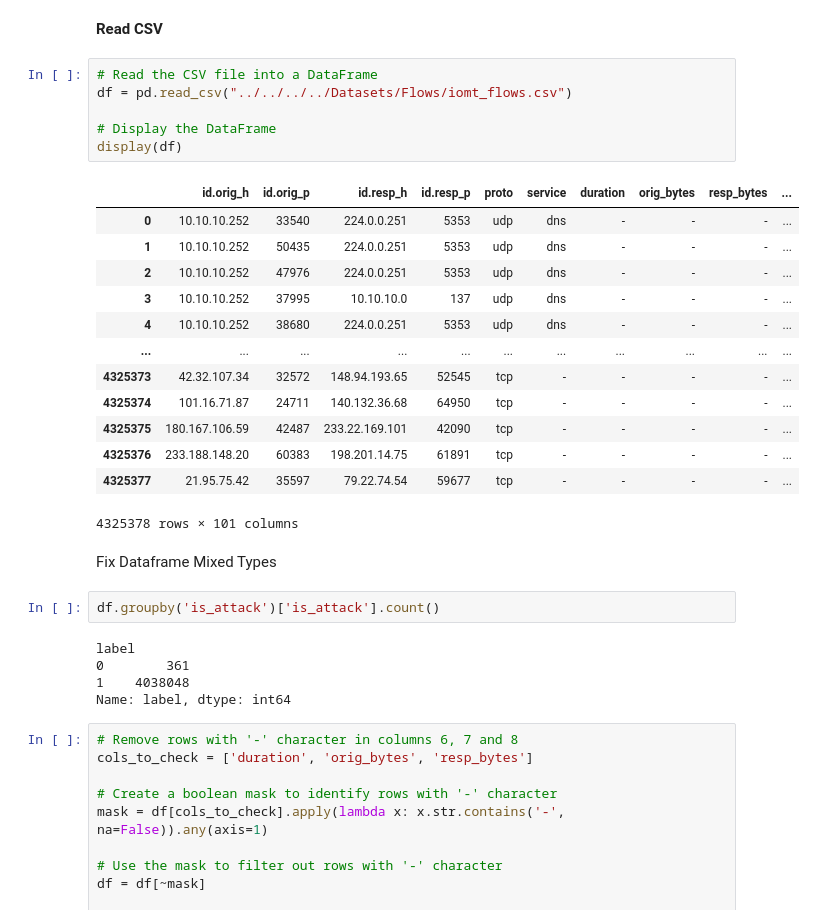
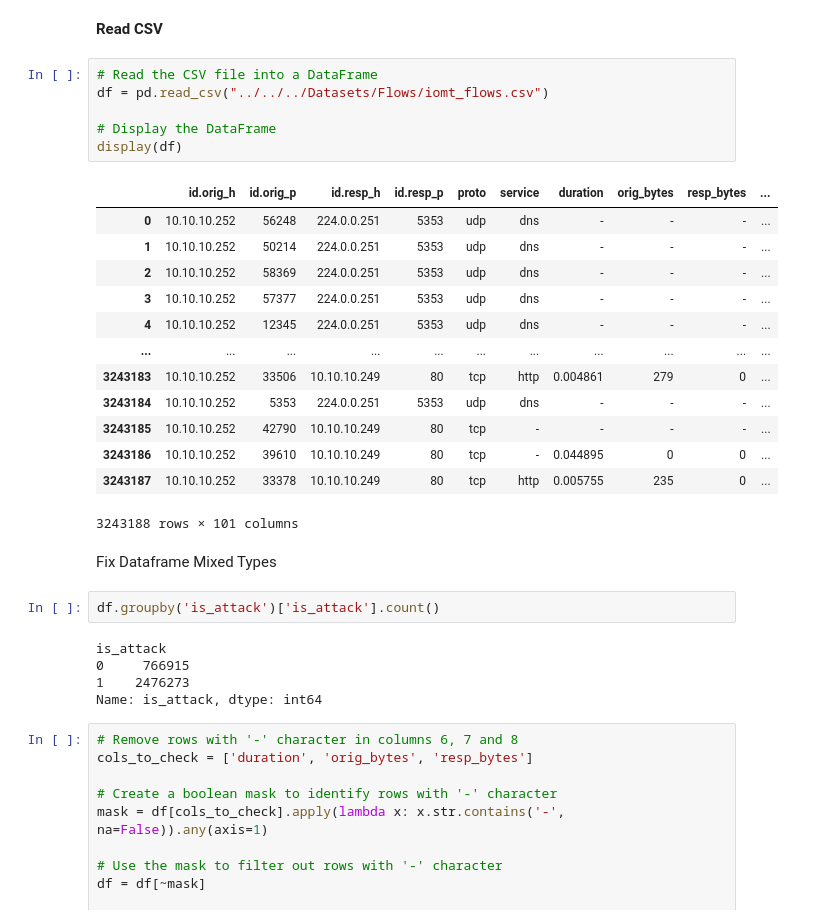
Before and after one commit to ivoafonsobispo/IoMT-AI-IDS, a Jupyter notebook: Machine Learning/IP-Based/Flows/IoMT_23_DNN_Pre-Processing.ipynb, the cells around one changed output. Cells and saved outputs as stored; diff of their text form.

Commit message:
Notebook - For Pre-Processing and Test and Train Dataset

```diff
--- a/Machine Learning/IP-Based/Flows/IoMT_23_DNN_Pre-Processing.ipynb
+++ b/Machine Learning/IP-Based/Flows/IoMT_23_DNN_Pre-Processing.ipynb
@@ -35,33 +39,33 @@ pd.set_option('display.max_columns', None)
 **Read CSV**
 # %%
 # Read the CSV file into a DataFrame
-df = pd.read_csv("../../../../Datasets/Flows/iomt_flows.csv")
+df = pd.read_csv("../../../Datasets/Flows/iomt_flows.csv")
 
 # Display the DataFrame
 display(df)
 # %% [output]
 |  | id.orig_h | id.orig_p | id.resp_h | id.resp_p | proto | service | duration | orig_bytes | resp_bytes | ... |
-| 0 | 10.10.10.252 | 33540 | 224.0.0.251 | 5353 | udp | dns | - | - | - | ... |
-| 1 | 10.10.10.252 | 50435 | 224.0.0.251 | 5353 | udp | dns | - | - | - | ... |
-| 2 | 10.10.10.252 | 47976 | 224.0.0.251 | 5353 | udp | dns | - | - | - | ... |
-| 3 | 10.10.10.252 | 37995 | 10.10.10.0 | 137 | udp | dns | - | - | - | ... |
-| 4 | 10.10.10.252 | 38680 | 224.0.0.251 | 5353 | udp | dns | - | - | - | ... |
+| 0 | 10.10.10.252 | 56248 | 224.0.0.251 | 5353 | udp | dns | - | - | - | ... |
+| 1 | 10.10.10.252 | 50214 | 224.0.0.251 | 5353 | udp | dns | - | - | - | ... |
+| 2 | 10.10.10.252 | 58369 | 224.0.0.251 | 5353 | udp | dns | - | - | - | ... |
+| 3 | 10.10.10.252 | 57377 | 224.0.0.251 | 5353 | udp | dns | - | - | - | ... |
+| 4 | 10.10.10.252 | 12345 | 224.0.0.251 | 5353 | udp | dns | - | - | - | ... |
 | ... | ... | ... | ... | ... | ... | ... | ... | ... | ... | ... |
-| 4325373 | 42.32.107.34 | 32572 | 148.94.193.65 | 52545 | tcp | - | - | - | - | ... |
-| 4325374 | 101.16.71.87 | 24711 | 140.132.36.68 | 64950 | tcp | - | - | - | - | ... |
-| 4325375 | 180.167.106.59 | 42487 | 233.22.169.101 | 42090 | tcp | - | - | - | - | ... |
-| 4325376 | 233.188.148.20 | 60383 | 198.201.14.75 | 61891 | tcp | - | - | - | - | ... |
-| 4325377 | 21.95.75.42 | 35597 | 79.22.74.54 | 59677 | tcp | - | - | - | - | ... |
+| 3243183 | 10.10.10.252 | 33506 | 10.10.10.249 | 80 | tcp | http | 0.004861 | 279 | 0 | ... |
+| 3243184 | 10.10.10.252 | 5353 | 224.0.0.251 | 5353 | udp | dns | - | - | - | ... |
+| 3243185 | 10.10.10.252 | 42790 | 10.10.10.249 | 80 | tcp | - | - | - | - | ... |
+| 3243186 | 10.10.10.252 | 39610 | 10.10.10.249 | 80 | tcp | - | 0.044895 | 0 | 0 | ... |
+| 3243187 | 10.10.10.252 | 33378 | 10.10.10.249 | 80 | tcp | http | 0.005755 | 235 | 0 | ... |
-4325378 rows × 101 columns
+3243188 rows × 101 columns
 # %% [markdown]
 Fix Dataframe Mixed Types
 # %%
 df.groupby('is_attack')['is_attack'].count()
 # %% [output]
-label
-0        361
-1    4038048
-Name: label, dtype: int64
+is_attack
+0     766915
+1    2476273
+Name: is_attack, dtype: int64
 # %%
 # Remove rows with '-' character in columns 6, 7 and 8
 cols_to_check = ['duration', 'orig_bytes', 'resp_bytes']
```
Also changed, not shown: parts of 26 cells of this notebook.
